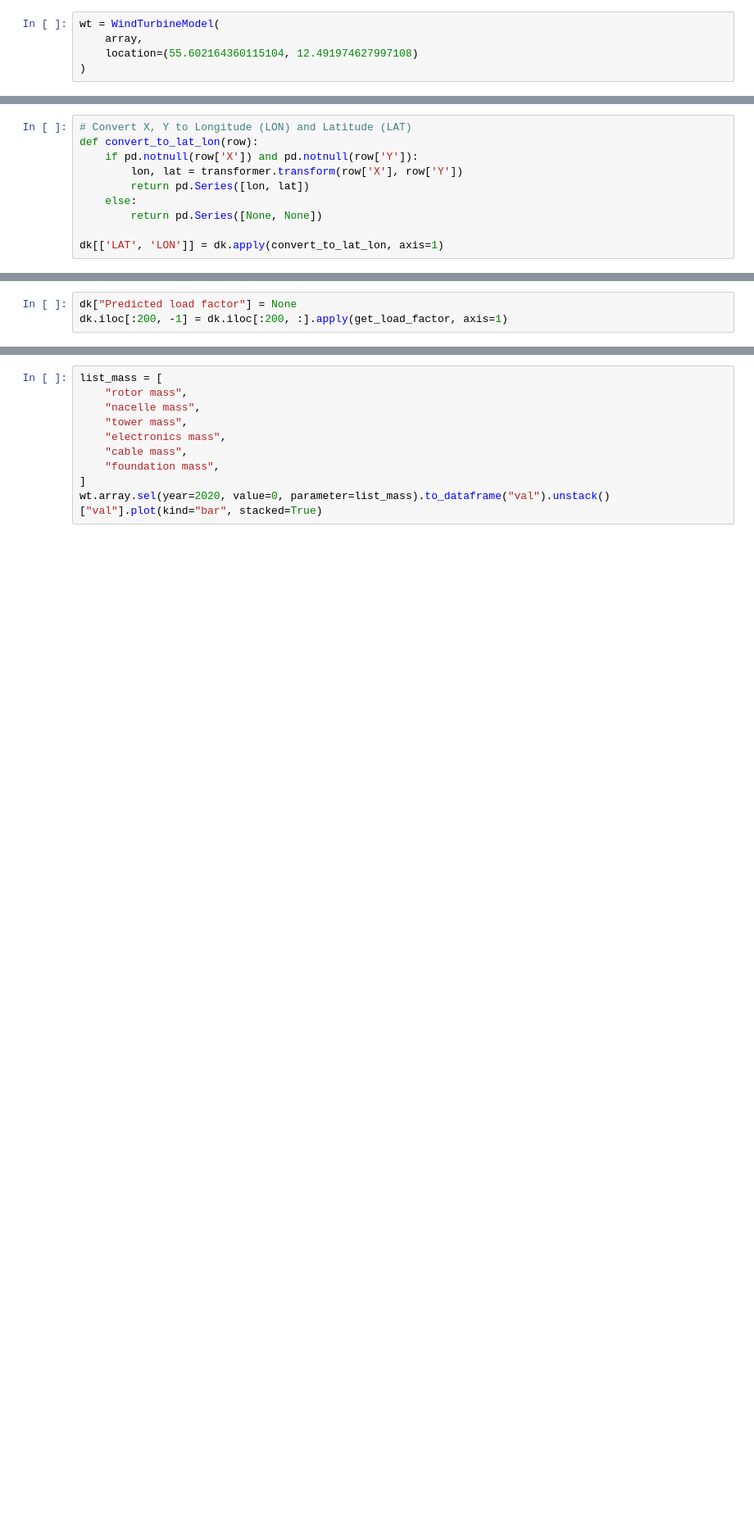
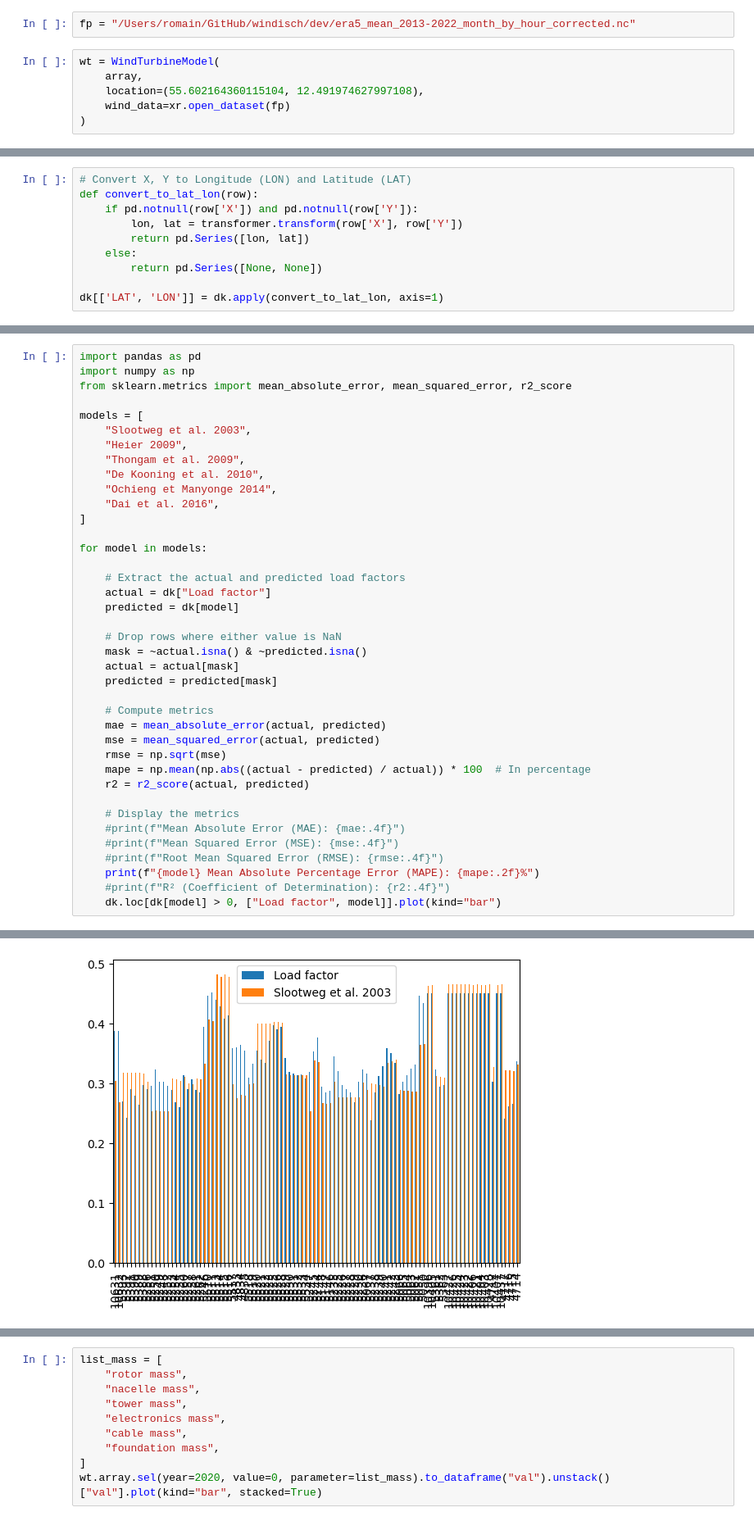
Before and after one commit to Laboratory-for-Energy-Systems-Analysis/windisch, a Jupyter notebook: examples/Examples.ipynb, the cells around one changed output, grey strips where cells are left out. Shown: that part at 82% size. Drawn from its saved outputs; the diff is of its cells as text; blank space fills up the shorter version.

```diff
--- a/examples/Examples.ipynb
+++ b/examples/Examples.ipynb
@@ -10,9 +11,12 @@ _, array = fill_xarray_from_input_parameters(
     tip,
     scope={"year": [2020, ], "size": [1000,]}
 )
+# %%
+fp = "/Users/romain/GitHub/windisch/dev/era5_mean_2013-2022_month_by_hour_corrected.nc"
 # %%
 wt = WindTurbineModel(
     array,
-    location=(55.602164360115104, 12.491974627997108)
+    location=(55.602164360115104, 12.491974627997108),
+    wind_data=xr.open_dataset(fp)
 )
 # %% [output]
@@ -125,3 +145,0 @@ def get_load_factor(row):
-# %%
-dk["Predicted load factor"] = None
-dk.iloc[:200, -1] = dk.iloc[:200, :].apply(get_load_factor, axis=1)
@@ -167,0 +185,40 @@ dk.loc[dk["Predicted load factor"] > 0, ["Load factor", "Predicted load factor"]
+# %%
+import pandas as pd
+import numpy as np
+from sklearn.metrics import mean_absolute_error, mean_squared_error, r2_score
+
+models = [
+    "Slootweg et al. 2003",
+    "Heier 2009",
+    "Thongam et al. 2009",
+    "De Kooning et al. 2010",
+    "Ochieng et Manyonge 2014",
+    "Dai et al. 2016",
+]
+
+for model in models:
+
+    # Extract the actual and predicted load factors
+    actual = dk["Load factor"]
+    predicted = dk[model]
+
+    # Drop rows where either value is NaN
+    mask = ~actual.isna() & ~predicted.isna()
+    actual = actual[mask]
+    predicted = predicted[mask]
+
+    # Compute metrics
+    mae = mean_absolute_error(actual, predicted)
+    mse = mean_squared_error(actual, predicted)
+    rmse = np.sqrt(mse)
+    mape = np.mean(np.abs((actual - predicted) / actual)) * 100  # In percentage
+    r2 = r2_score(actual, predicted)
+
+    # Display the metrics
+    #print(f"Mean Absolute Error (MAE): {mae:.4f}")
+    #print(f"Mean Squared Error (MSE): {mse:.4f}")
+    #print(f"Root Mean Squared Error (RMSE): {rmse:.4f}")
+    print(f"{model} Mean Absolute Percentage Error (MAPE): {mape:.2f}%")
+    #print(f"R² (Coefficient of Determination): {r2:.4f}")
+    dk.loc[dk[model] > 0, ["Load factor", model]].plot(kind="bar")
+# %% [output]
@@ -167,0 +231 @@ dk.loc[dk["Predicted load factor"] > 0, ["Load factor", "Predicted load factor"]
+[figure, added]
```
Also changed, not shown: parts of 19 cells of this notebook, 5 other files.
